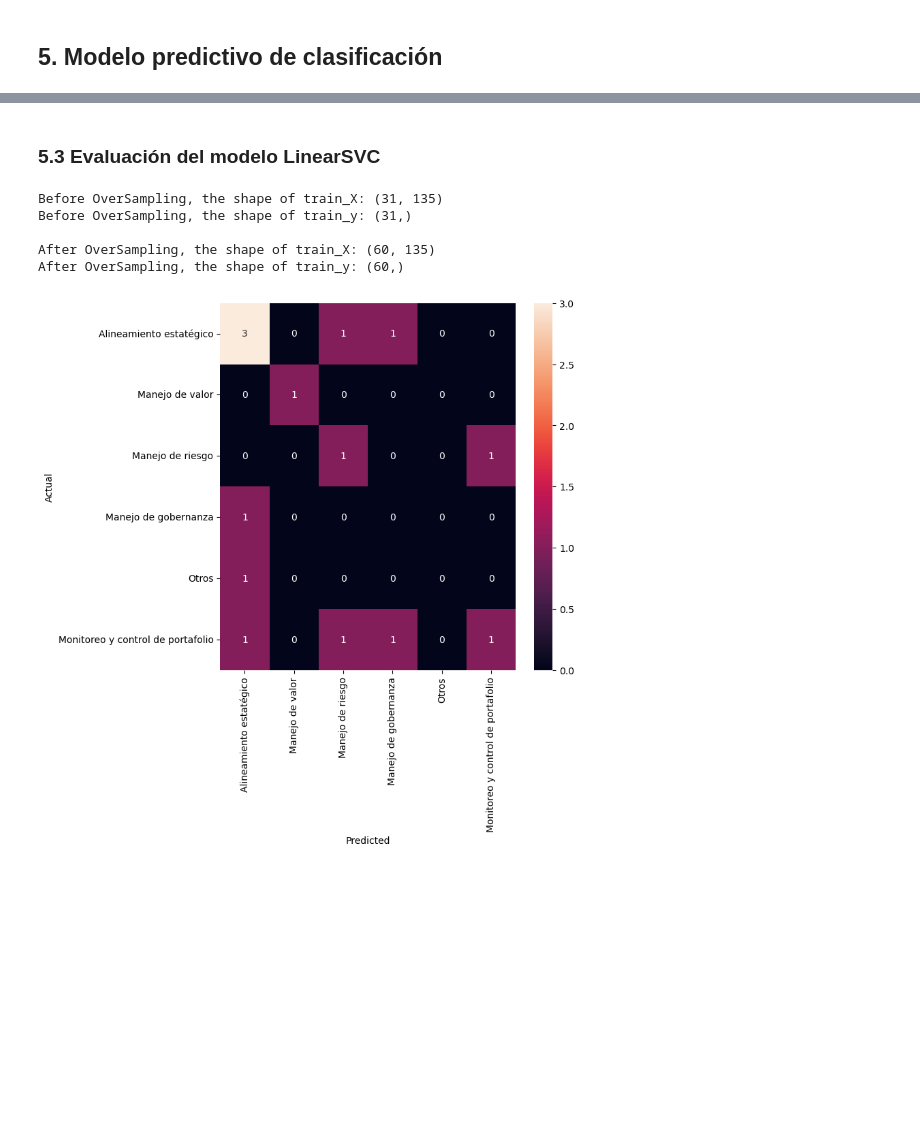
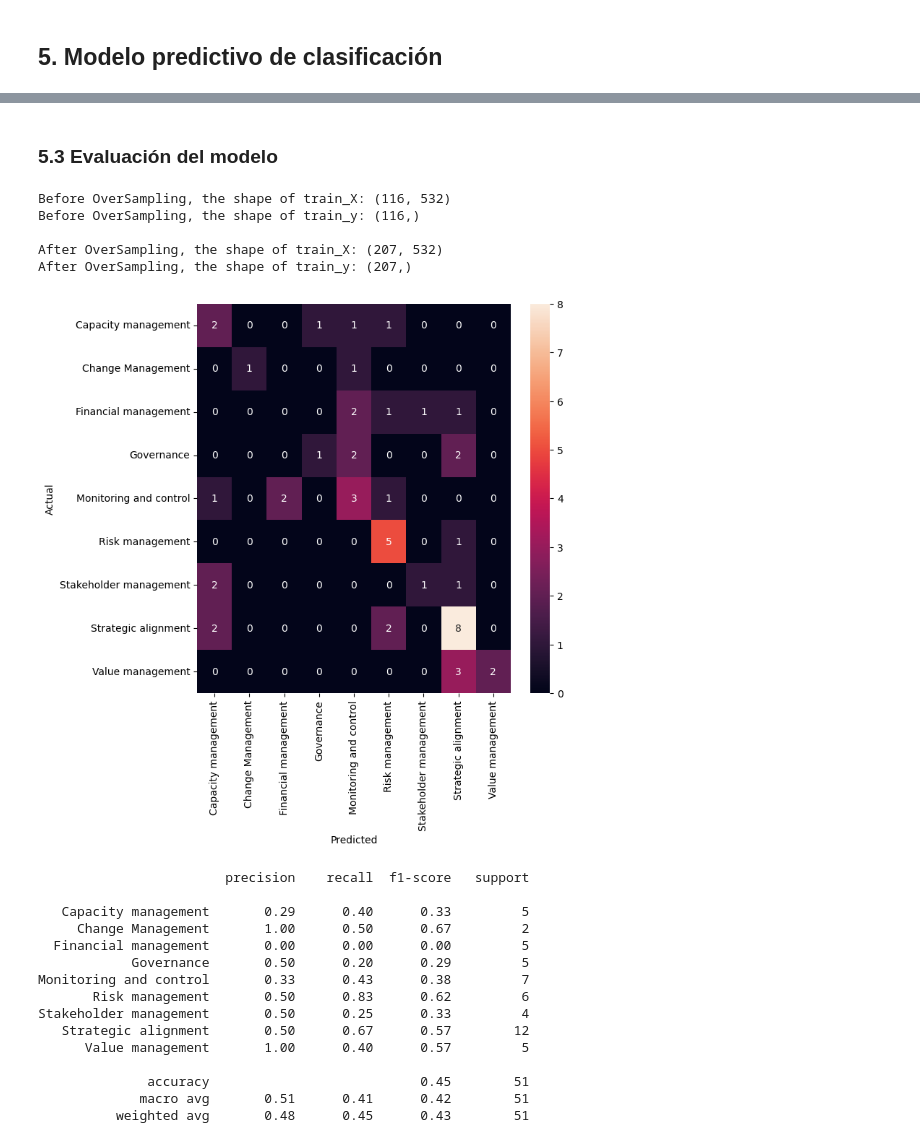
Before and after one commit to LeandroYara/Proyecto-de-grado_Clasificacion-de-portafolios, a Jupyter notebook: AnalisisModelo.ipynb, the cells around one changed output, grey strips where cells are left out. Saved outputs shown, nothing was run; the diff lists cells and outputs as text; code cells hidden in the pictures; blank space fills up the shorter version.

Commit message:
Model extension and automated scripts

```diff
--- a/AnalisisModelo.ipynb
+++ b/AnalisisModelo.ipynb
@@ -375,7 +387,7 @@ tokenizedFrameworkData.head()
 # %%
-tokenizedFrameworkData['category_id'] = tokenizedFrameworkData['Criterios'].factorize()[0]
-category_id_df = tokenizedFrameworkData[['Criterios', 'category_id']].drop_duplicates().sort_values('category_id')
+tokenizedFrameworkData['category_id'] = tokenizedFrameworkData['Category'].factorize()[0]
+category_id_df = tokenizedFrameworkData[['Category', 'category_id']].drop_duplicates().sort_values('category_id')
 category_to_id = dict(category_id_df.values)
-id_to_category = dict(category_id_df[['category_id', 'Criterios']].values)
+id_to_category = dict(category_id_df[['category_id', 'Category']].values)
 tokenizedFrameworkData.head()
 # %% [output]
@@ -523,5 +510,5 @@ tokenizedScopusData['Words'].head()
 Name: Words, dtype: object
 # %%
-tokenizedFrameworkData['Words'] = tokenizedFrameworkData['Words'].replace(value='', regex=r'\b(?!big)(?!dat)[a-z]{1,3}\b')
+tokenizedFrameworkData['Words'] = tokenizedFrameworkData['Words'].replace(value='', regex=r'\b[a-z]{1,2}\b')
 tokenizedFrameworkData['Words'].head()
 # %% [output]
@@ -569,0 +557,9 @@ for Criterion, category_id in sorted(category_to_id.items()):
+# %%
+frameworkStopwords = ["project", "area", "given", "level", "buzios", "world", "contain", "best", "within", "field", "paper", "around", "public", "ability", "making"
+                      "develop", "purpose", "using", "nature", "present", "author", "concept", "number", "proposed", "result", "contain", "different", "several",
+                      "management", "portfolio", "focus", "help", "however", "term", "problem", "time", "many", "system", "case", "process", "make", "set", "use",
+                      "give", "lean", "open", "well", "key", "oil", "also", "new", "include", "single", "face", "rapid", "long", "built", "follow", "consequently",
+                      "today", "achieve", "realize", "developed", "public", "constantly", "one", "identify", "give", "need", "several", "often", "show", "become",
+                      "although", "aim", "manage", "non", "site", "pre", "vital", "responibility", "applicable"]
+tokenizedFrameworkData["Words"] = tokenizedFrameworkData["Words"].replace('|'.join(frameworkStopwords), '', regex=True)
+tokenizedFrameworkData.head()
@@ -581,0 +639,5 @@ labels = tokenizedFrameworkData['Criterios']
+# %%
+tfidfconverter = TfidfVectorizer(sublinear_tf=True, ngram_range=(1, 1), encoding='latin-1', min_df=3, max_df=0.4, stop_words=('english'))
+features = tfidfconverter.fit_transform(tokenizedFrameworkData.Words).toarray()
+labels = tokenizedFrameworkData['Category']
+features.shape[1]
@@ -614,27 +678,44 @@ RandomForestClassifier    0.331439
 Name: f1_micro, dtype: float64
 # %% [markdown]
-### 5.3 Evaluación del modelo LinearSVC
+### 5.3 Evaluación del modelo
 # %%
-X_train, X_test, y_train, y_test = train_test_split(X, y, test_size=0.3)
+X_train, X_test, y_train, y_test = train_test_split(features, labels, test_size=0.3)
 print('Before OverSampling, the shape of train_X: {}'.format(X_train.shape))
 print('Before OverSampling, the shape of train_y: {} \n'.format(y_train.shape))
-smote = SMOTE(random_state=0, k_neighbors=1)
+smote = SMOTE(random_state=0, k_neighbors=2)
 X_train_smote, y_train_smote = smote.fit_resample(X_train, y_train)
 print('After OverSampling, the shape of train_X: {}'.format(X_train_smote.shape))
 print('After OverSampling, the shape of train_y: {} \n'.format(y_train_smote.shape))
-model = LinearSVC()
+model = OneVsRestClassifier(RandomForestClassifier())
 model.fit(X_train_smote, y_train_smote)
 y_pred = model.predict(X_test)
+
 conf_mat = confusion_matrix(y_test, y_pred)
 fig, ax = plt.subplots(figsize=(7,7))
-sns.heatmap(conf_mat, annot=True, fmt='d', xticklabels=category_id_df.Criterios.values, yticklabels=category_id_df.Criterios.values)
+sns.heatmap(conf_mat, annot=True, fmt='d', xticklabels=category_id_df.Category.values, yticklabels=category_id_df.Category.values)
 plt.ylabel('Actual')
 plt.xlabel('Predicted')
 plt.show()
+print(classification_report(y_test,y_pred))
 # %% [output]
-Before OverSampling, the shape of train_X: (31, 135)
-Before OverSampling, the shape of train_y: (31,)
+Before OverSampling, the shape of train_X: (116, 532)
+Before OverSampling, the shape of train_y: (116,)
 
-After OverSampling, the shape of train_X: (60, 135)
-After OverSampling, the shape of train_y: (60,)
+After OverSampling, the shape of train_X: (207, 532)
+After OverSampling, the shape of train_y: (207,)
-[figure, old version]
+[figure, new version]
+                        precision    recall  f1-score   support
+
+   Capacity management       0.29      0.40      0.33         5
+     Change Management       1.00      0.50      0.67         2
+  Financial management       0.00      0.00      0.00         5
+            Governance       0.50      0.20      0.29         5
+Monitoring and control       0.33      0.43      0.38         7
+       Risk management       0.50      0.83      0.62         6
+Stakeholder management       0.50      0.25      0.33         4
+   Strategic alignment       0.50      0.67      0.57        12
+      Value management       1.00      0.40      0.57         5
+
+              accuracy                           0.45        51
+             macro avg       0.51      0.41      0.42        51
+          weighted avg       0.48      0.45      0.43        51
```
Also changed, not shown: parts of 66 cells of this notebook, 18 other files.
